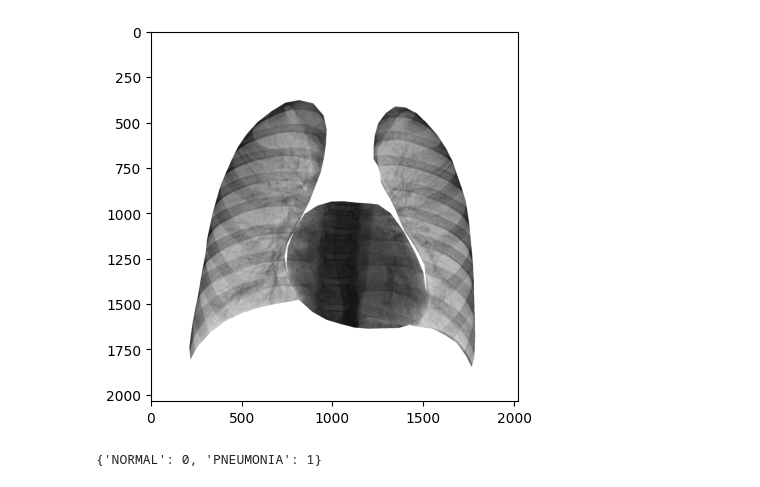
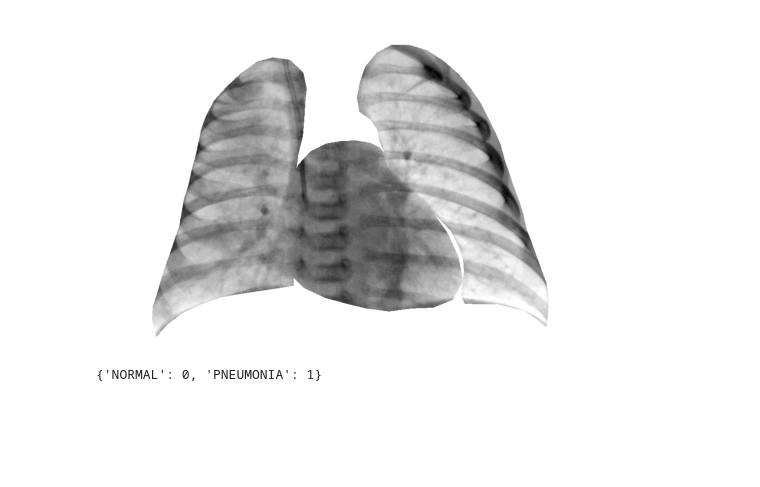
Before and after one commit to wmloh/xrayIR, a Jupyter notebook: dev.ipynb, the cells around one changed output. Drawn from its saved outputs; the diff is of its cells as text; code cells hidden in the pictures; blank space fills up the shorter version.

```diff
--- a/dev.ipynb
+++ b/dev.ipynb
@@ -30,5 +58,11 @@ plt.imshow(image, "binary");
-# %%
-plt.imshow(mask_inputs(image), "binary");
-# %% [output]
-[figure, removed]
+# %%
+from PIL import Image
+
+masked_img = transforms.Compose([transforms.Grayscale(),
+                                 np.asarray,
+                                 mask_inputs])(Image.fromarray(cv2.imread("data/train/PNEUMONIA/person10_bacteria_43.jpeg", 0)))
+plt.imshow(masked_img, "binary")
+plt.axis("off");
+# %% [output]
+[figure, added]
 # %%
```
Also changed, not shown: parts of 13 cells of this notebook, 1 other file.
